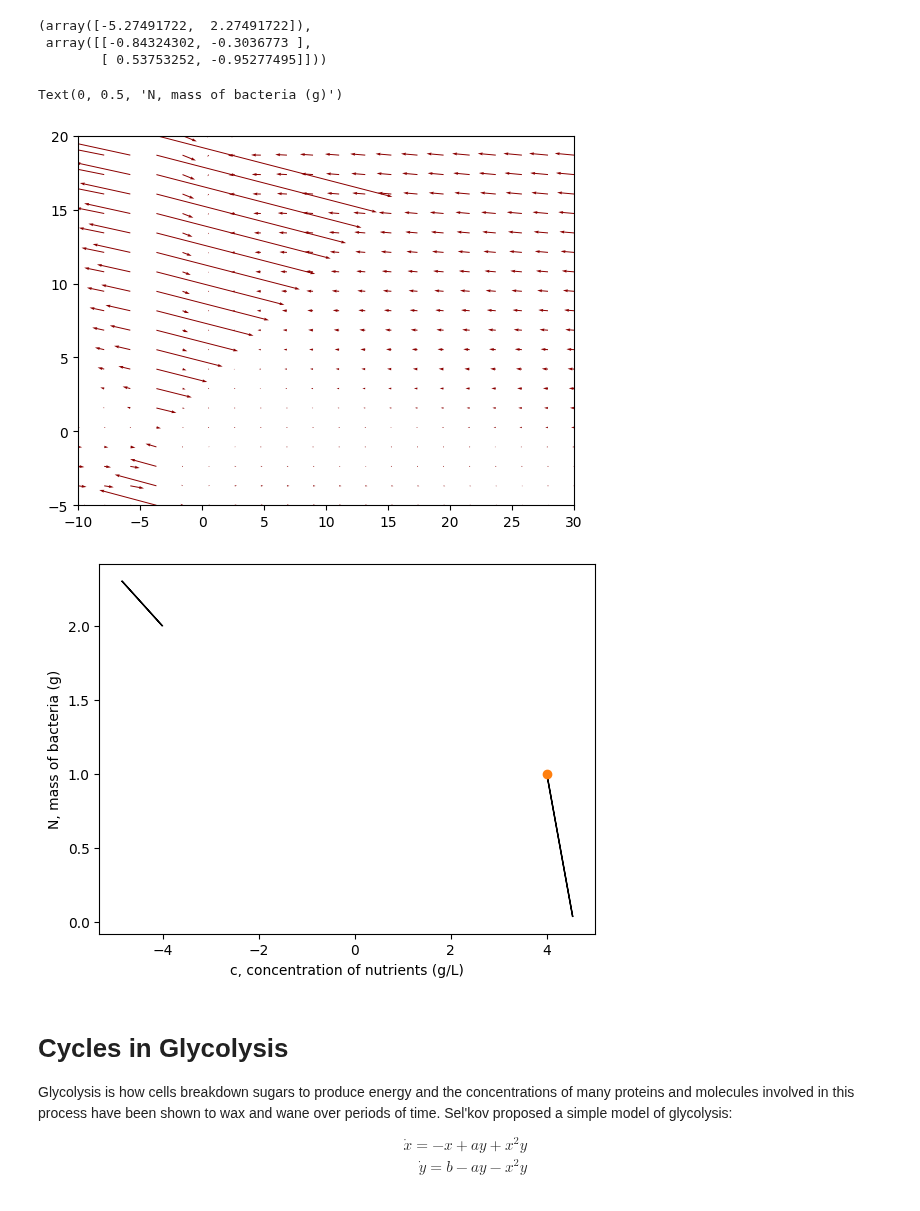
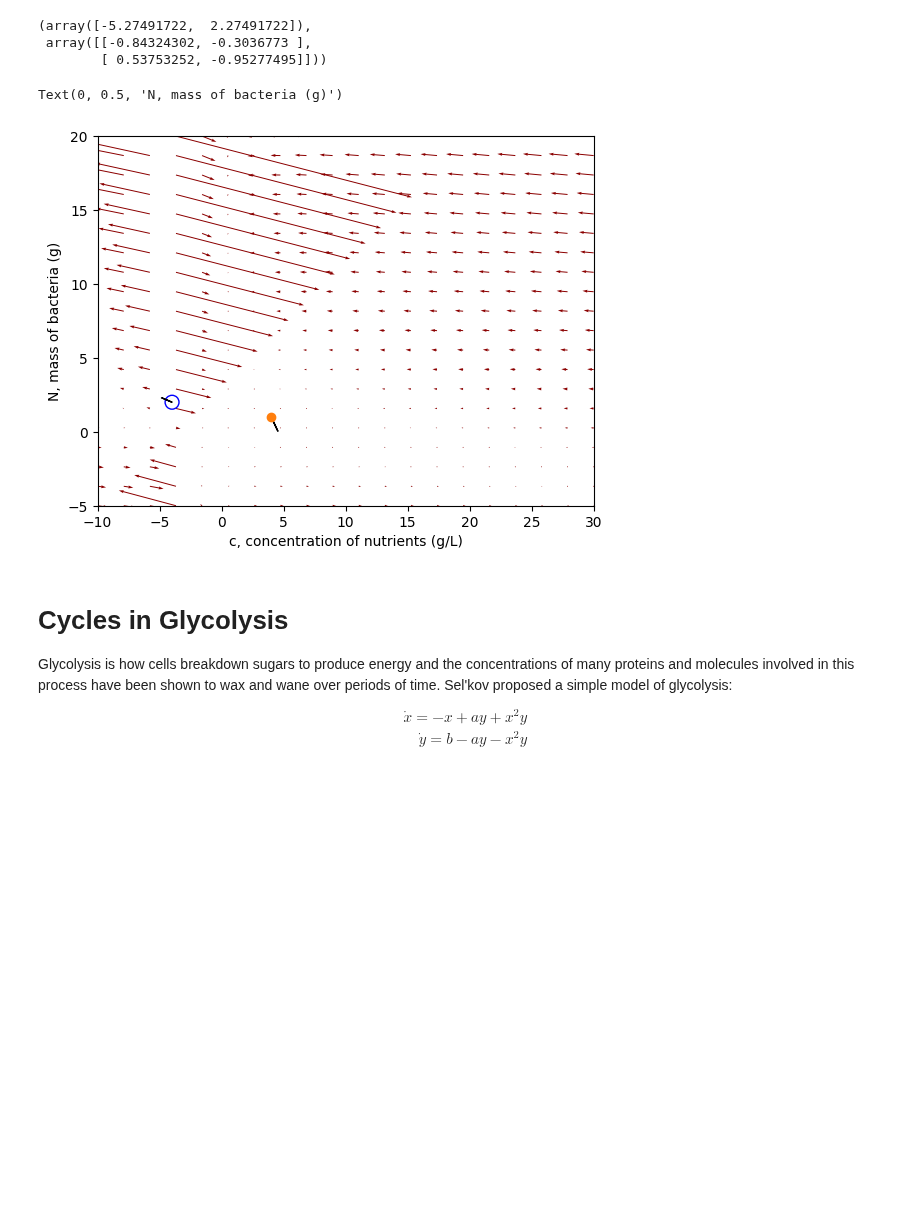
Before and after one commit to mdsnbutler/ChE_2410-Public-Repo, a Jupyter notebook: Homework/Homework 8 Phase Portraits and Cycles.ipynb, the cells around one changed output. Saved outputs shown, nothing was run; the diff lists cells and outputs as text; code cells hidden in the pictures; blank space fills up the shorter version.

```diff
--- a/Homework/Homework 8 Phase Portraits and Cycles.ipynb
+++ b/Homework/Homework 8 Phase Portraits and Cycles.ipynb
@@ -95,34 +95,33 @@ LA.eig(a)
 # %%
 plotdf(f, # Function giving the rhs of the diff. eq. system
      np.array([-10,30]), # [xmin,xmax]
      np.array([-5,20]),# [ymin,ymax]
      #[(1,1),(3,9),(.1,.1)], # list of initial values for trajectories (optional)
      # Additional parameters for `f` (optional)
      #parameters={,"l":0.5,"m":0.3,"b":0.05},
      gridsteps=20,
      nsteps = 1000,
      tmax=20)
 
 x1 = -4
 dx1 = -0.8432
 x2 = 4
 dx2 = 0.5375
 y1 = 2
 dy1 = 0.30367
 y2 = 1
 dy2 = -0.96277
 
 plt.plot(x1, y1)
-plt.Circle((x1, y1), radius=5, fill = False)
+plt.scatter(x1, y1, s=100 ,  facecolors='none', edgecolors='blue' )
 plt.arrow(x = x1, y = y1, dx = dx1, dy = dy1)
 plt.plot(x2, y2, marker = 'o')
 plt.arrow(x2, y2, dx2, dy2)
 plt.xlabel("c, concentration of nutrients (g/L)")
 plt.ylabel("N, mass of bacteria (g)")
 # %% [output]
 Text(0, 0.5, 'N, mass of bacteria (g)')
-[figure, old version]
+[figure, new version]
-[figure, removed]
 # %% [markdown]
 # Cycles in Glycolysis
 
```
Also changed, not shown: parts of 2 cells of this notebook.
